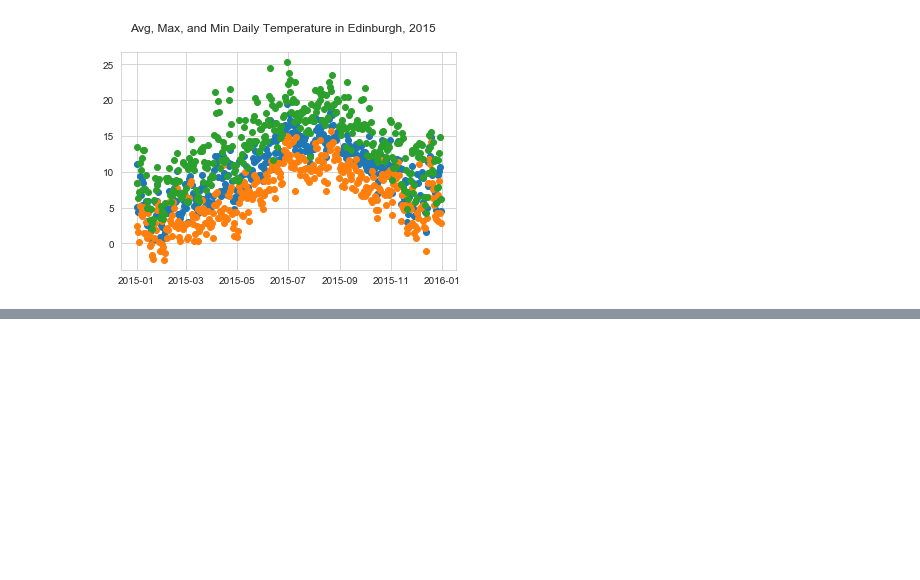
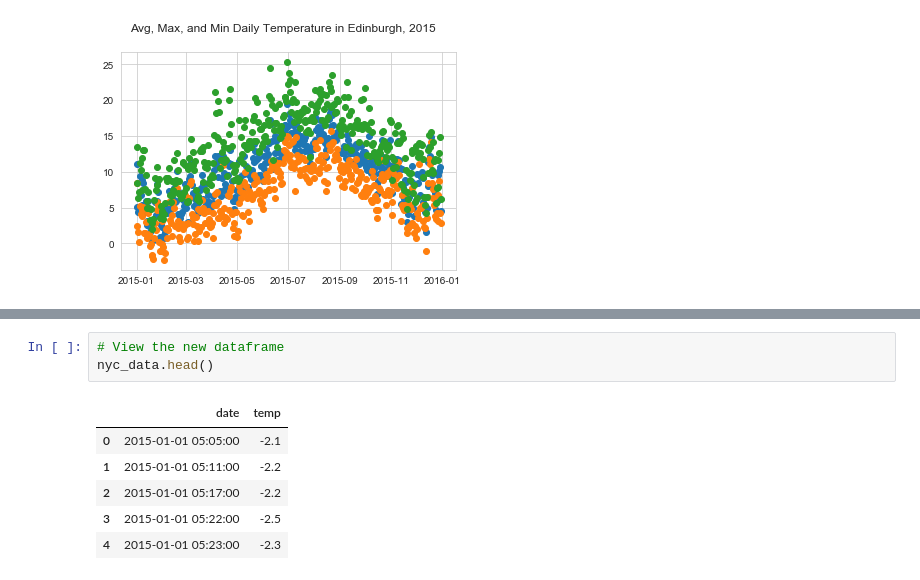
Before and after one commit to a-epstein/temp_converter, a Jupyter notebook: weather_analysis.ipynb, the cells around one changed output, grey strips where cells are left out. Drawn from its saved outputs; the diff is of its cells as text; blank space fills up the shorter version.

```diff
--- a/weather_analysis.ipynb
+++ b/weather_analysis.ipynb
@@ -235,0 +263,10 @@ plt.show()
+# %%
+# View the new dataframe
+nyc_data.head()
+# %% [output]
+|  | date | temp |
+| 0 | 2015-01-01 05:05:00 | -2.1 |
+| 1 | 2015-01-01 05:11:00 | -2.2 |
+| 2 | 2015-01-01 05:17:00 | -2.2 |
+| 3 | 2015-01-01 05:22:00 | -2.5 |
+| 4 | 2015-01-01 05:23:00 | -2.3 |
```
Also changed, not shown: parts of 14 cells of this notebook, 1 other file.
